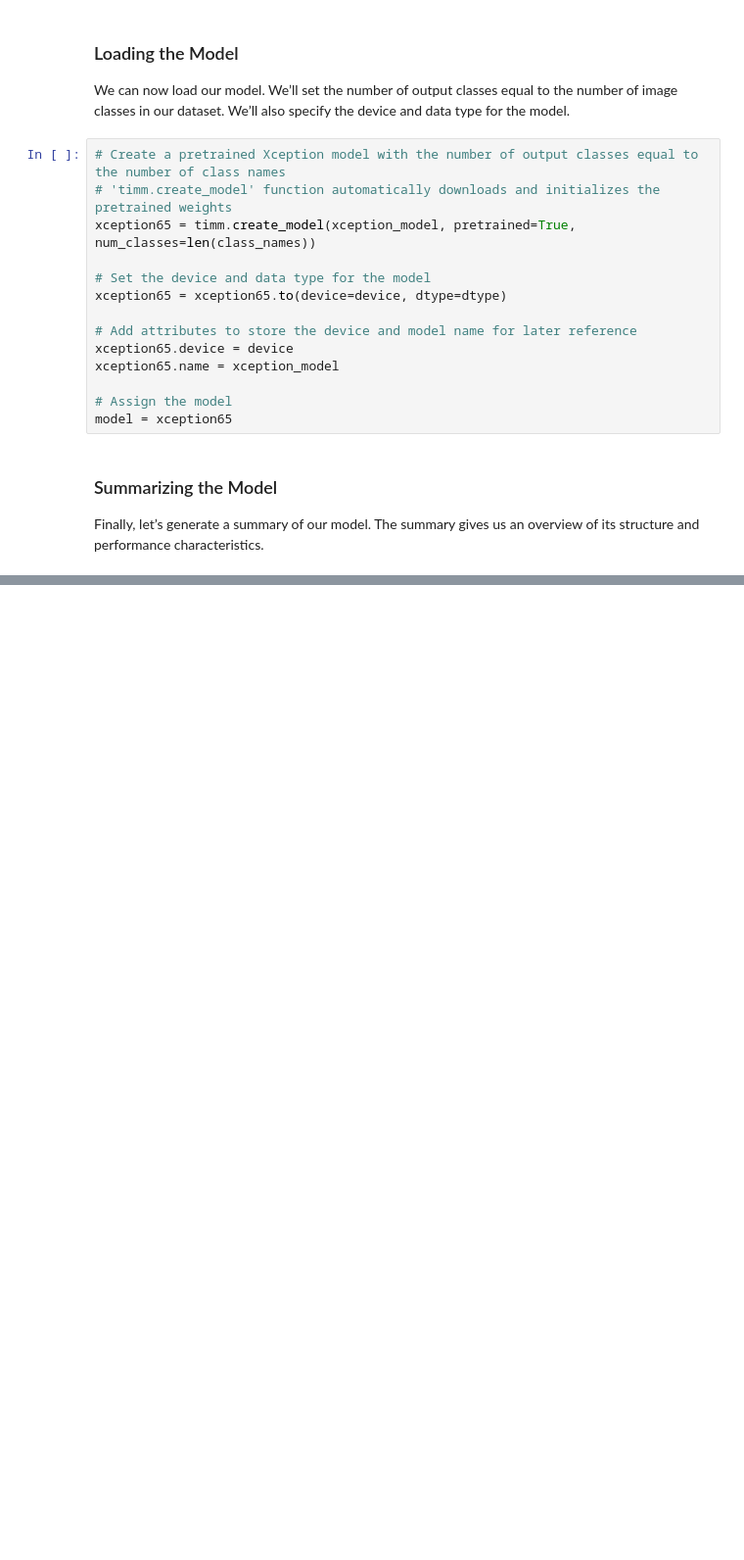
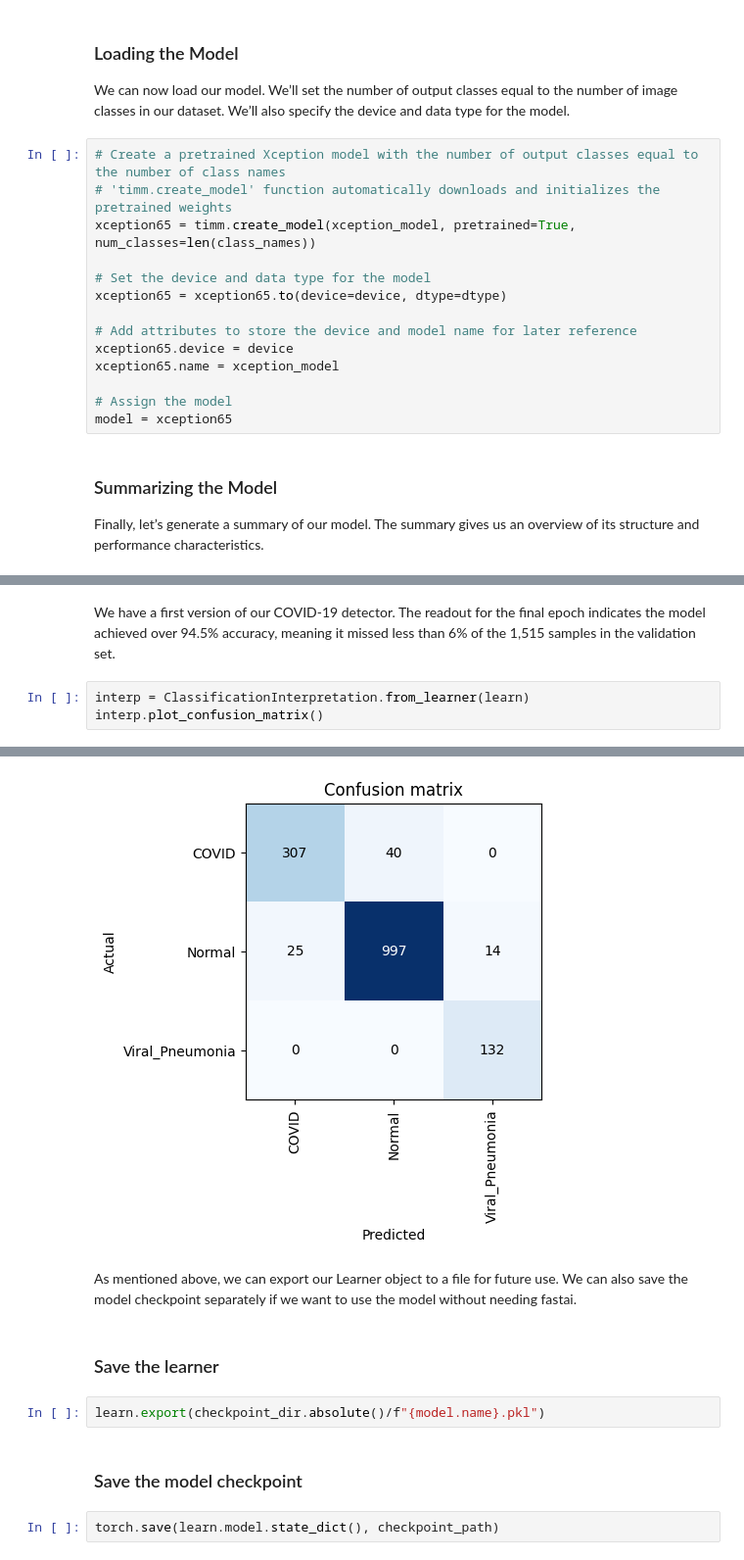
Before and after one commit to alexrodpas/ML-Projects, a Jupyter notebook: COVID19-Dtct-XRay.ipynb, the cells around one changed output, grey strips where cells are left out. Shown at 98% size. Cells and saved outputs as stored; diff of their text form; blank space fills up the shorter version.

```diff
--- a/COVID19-Dtct-XRay.ipynb
+++ b/COVID19-Dtct-XRay.ipynb
@@ -511,0 +607,6 @@ trivial_aug(sample_img)
+# %% [markdown]
+We have a first version of our COVID-19 detector. The readout for the final epoch indicates the model achieved over 94.5% accuracy, meaning it missed less than 6% of the 1,515 samples in the validation set.
+# %%
+interp = ClassificationInterpretation.from_learner(learn)
+interp.plot_confusion_matrix()
+# %% [output]
@@ -511,0 +615,11 @@ trivial_aug(sample_img)
+[figure, added]
+# %% [markdown]
+As mentioned above, we can export our Learner object to a file for future use. We can also save the model checkpoint separately if we want to use the model without needing fastai.
+# %% [markdown]
+### Save the learner
+# %%
+learn.export(checkpoint_dir.absolute()/f"{model.name}.pkl")
+# %% [markdown]
+### Save the model checkpoint
+# %%
+torch.save(learn.model.state_dict(), checkpoint_path)
```
Also changed, not shown: parts of 54 cells of this notebook.
